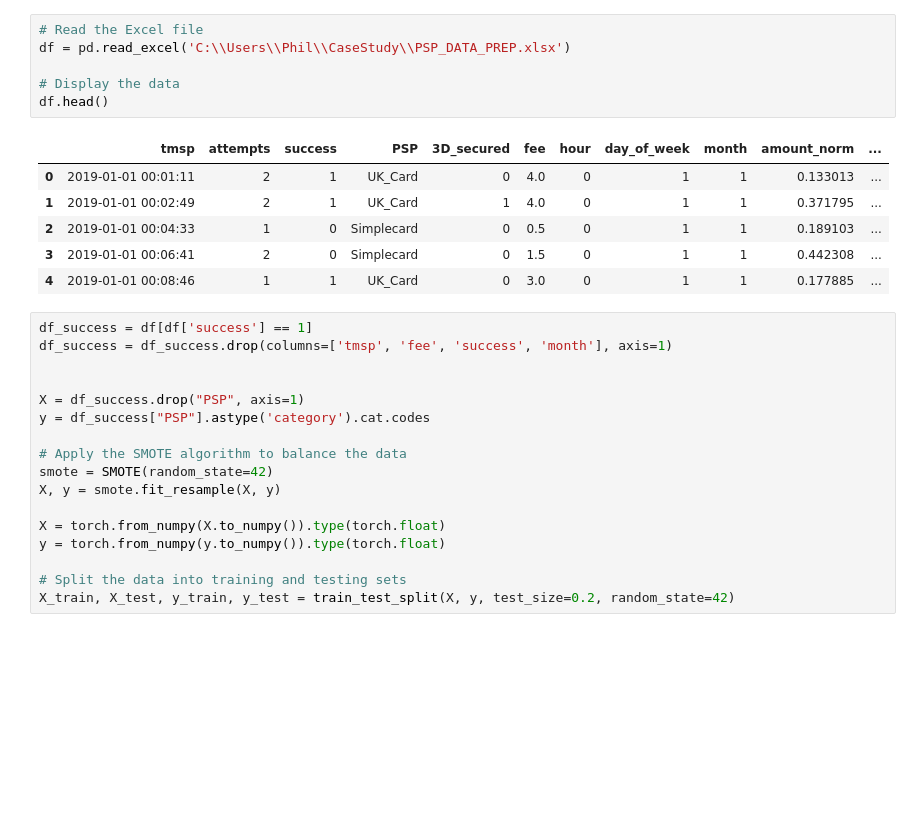
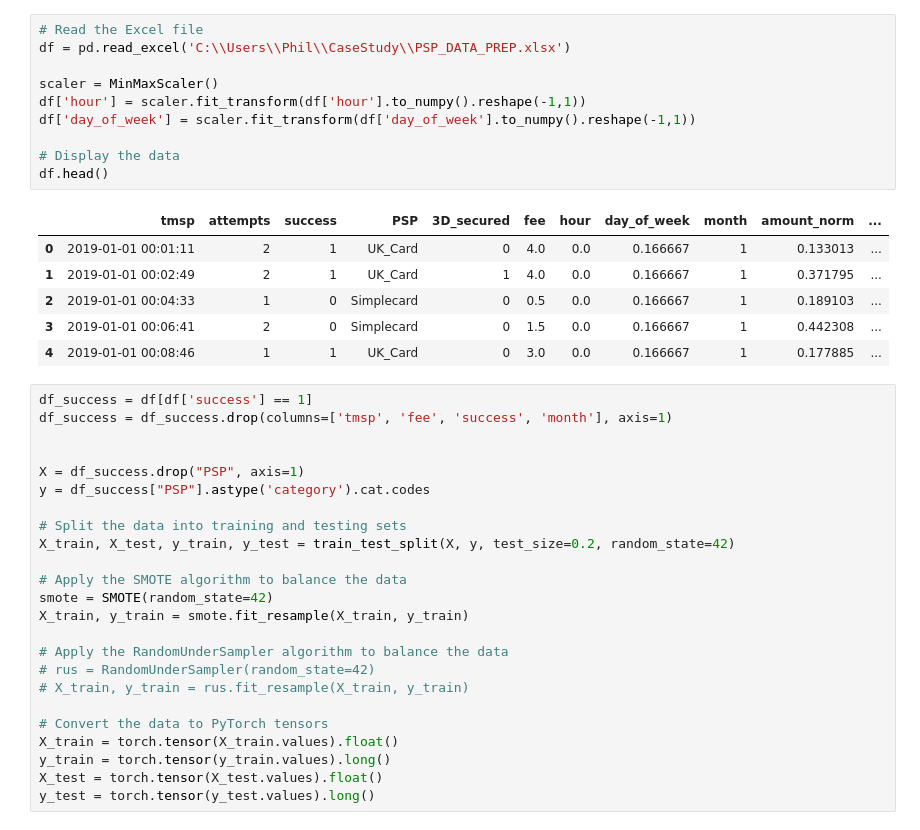
Before and after one commit to phthiessen/IU_CaseStudy, a Jupyter notebook: Multiclass.ipynb, the cells around one changed output. Drawn from its saved outputs; the diff is of its cells as text; blank space fills up the shorter version.

```diff
--- a/Multiclass.ipynb
+++ b/Multiclass.ipynb
@@ -9,16 +20,20 @@ from imblearn.over_sampling import SMOTE
 # %%
 # Read the Excel file
 df = pd.read_excel('C:\\Users\\Phil\\CaseStudy\\PSP_DATA_PREP.xlsx')
 
+scaler = MinMaxScaler()
+df['hour'] = scaler.fit_transform(df['hour'].to_numpy().reshape(-1,1))
+df['day_of_week'] = scaler.fit_transform(df['day_of_week'].to_numpy().reshape(-1,1))
+
 # Display the data
 df.head()
 # %% [output]
 |  | tmsp | attempts | success | PSP | 3D_secured | fee | hour | day_of_week | month | amount_norm | ... |
-| 0 | 2019-01-01 00:01:11 | 2 | 1 | UK_Card | 0 | 4.0 | 0 | 1 | 1 | 0.133013 | ... |
-| 1 | 2019-01-01 00:02:49 | 2 | 1 | UK_Card | 1 | 4.0 | 0 | 1 | 1 | 0.371795 | ... |
-| 2 | 2019-01-01 00:04:33 | 1 | 0 | Simplecard | 0 | 0.5 | 0 | 1 | 1 | 0.189103 | ... |
-| 3 | 2019-01-01 00:06:41 | 2 | 0 | Simplecard | 0 | 1.5 | 0 | 1 | 1 | 0.442308 | ... |
-| 4 | 2019-01-01 00:08:46 | 1 | 1 | UK_Card | 0 | 3.0 | 0 | 1 | 1 | 0.177885 | ... |
+| 0 | 2019-01-01 00:01:11 | 2 | 1 | UK_Card | 0 | 4.0 | 0.0 | 0.166667 | 1 | 0.133013 | ... |
+| 1 | 2019-01-01 00:02:49 | 2 | 1 | UK_Card | 1 | 4.0 | 0.0 | 0.166667 | 1 | 0.371795 | ... |
+| 2 | 2019-01-01 00:04:33 | 1 | 0 | Simplecard | 0 | 0.5 | 0.0 | 0.166667 | 1 | 0.189103 | ... |
+| 3 | 2019-01-01 00:06:41 | 2 | 0 | Simplecard | 0 | 1.5 | 0.0 | 0.166667 | 1 | 0.442308 | ... |
+| 4 | 2019-01-01 00:08:46 | 1 | 1 | UK_Card | 0 | 3.0 | 0.0 | 0.166667 | 1 | 0.177885 | ... |
 # %%
 df_success = df[df['success'] == 1]
 df_success = df_success.drop(columns=['tmsp', 'fee', 'success', 'month'], axis=1)
@@ -27,15 +42,22 @@ df_success = df_success.drop(columns=['tmsp', 'fee', 'success', 'month'], axis=1
 X = df_success.drop("PSP", axis=1)
 y = df_success["PSP"].astype('category').cat.codes
 
+# Split the data into training and testing sets
+X_train, X_test, y_train, y_test = train_test_split(X, y, test_size=0.2, random_state=42)
+
 # Apply the SMOTE algorithm to balance the data
 smote = SMOTE(random_state=42)
-X, y = smote.fit_resample(X, y)
+X_train, y_train = smote.fit_resample(X_train, y_train)
 
-X = torch.from_numpy(X.to_numpy()).type(torch.float)
-y = torch.from_numpy(y.to_numpy()).type(torch.float)
+# Apply the RandomUnderSampler algorithm to balance the data
+# rus = RandomUnderSampler(random_state=42)
+# X_train, y_train = rus.fit_resample(X_train, y_train)
 
-# Split the data into training and testing sets
-X_train, X_test, y_train, y_test = train_test_split(X, y, test_size=0.2, random_state=42)
+# Convert the data to PyTorch tensors
+X_train = torch.tensor(X_train.values).float()
+y_train = torch.tensor(y_train.values).long()
+X_test = torch.tensor(X_test.values).float()
+y_test = torch.tensor(y_test.values).long()
 # %%
 # Define the model architecture
 class Classifier(nn.Module):
```
Also changed, not shown: parts of 8 cells of this notebook, 1 other file.
